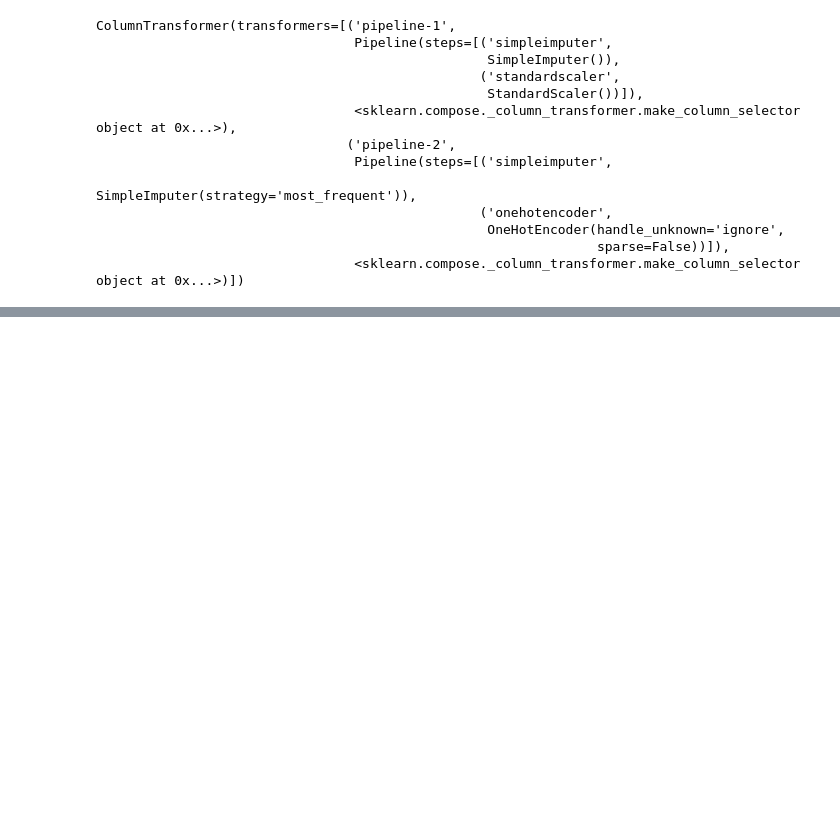
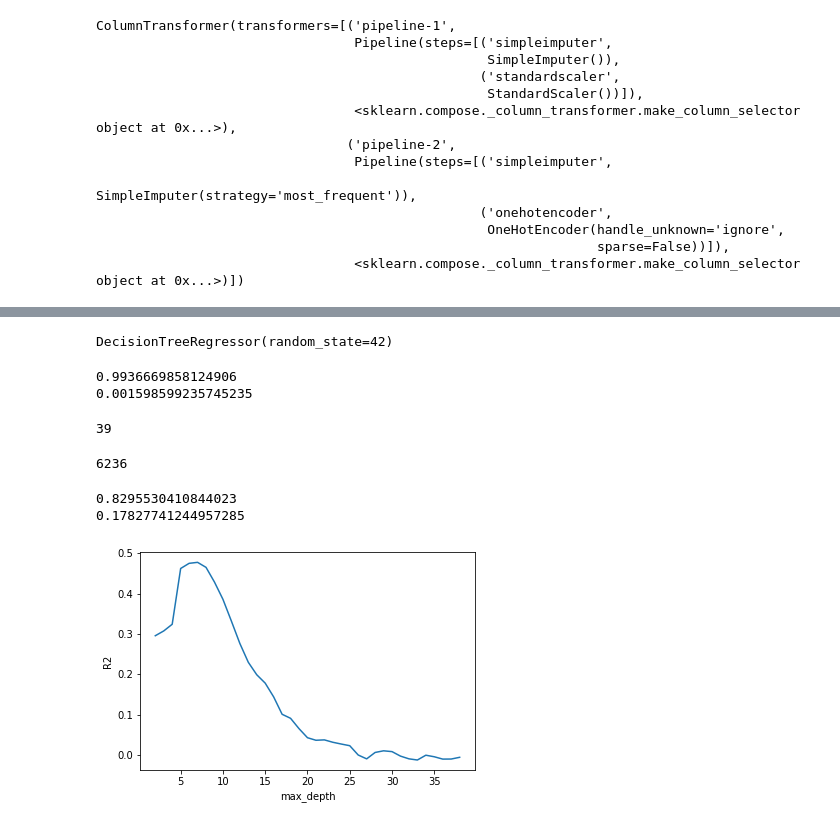
Before and after one commit to jakew4/Grocery-Sales-Prediction-Project, a Jupyter notebook: project1.ipynb, the cells around one changed output, grey strips where cells are left out. Cells and saved outputs as stored; diff of their text form; code cells hidden in the pictures; blank space fills up the shorter version.

```diff
--- a/project1.ipynb
+++ b/project1.ipynb
@@ -499,0 +568,5 @@ running behind this week - will finish soon!
+# %%
+# Step 3: fit model onto training data
+dec_tree.fit(X_train_processed, y_train)
+# %% [output]
+DecisionTreeRegressor(random_state=42)
@@ -499,0 +577,51 @@ running behind this week - will finish soon!
+# %%
+# Step 5: evaluate the model using R2 score
+# evaluate the model
+train_score = dec_tree.score(X_train_processed, y_train)
+test_score = dec_tree.score(X_test_processed, y_test)
+print(train_score)
+print(test_score)
+# %% [output]
+0.9936669858124906
+0.001598599235745235
+# %%
+# Step 6: tune model
+dec_tree.get_depth()
+# %% [output]
+39
+# %%
+# get # of leaf nodes
+dec_tree.get_n_leaves()
+# %% [output]
+6236
+# %%
+# trying depth between 2 and 36 (15)
+dec_tree_15 = DecisionTreeRegressor(max_depth = 15, random_state = 42)
+dec_tree_15.fit(X_train_processed, y_train)
+train_15_score = dec_tree_15.score(X_train_processed, y_train)
+test_15_score = dec_tree_15.score(X_test_processed, y_test)
+print(train_15_score)
+print(test_15_score)
+# %% [output]
+0.8295530410844023
+0.17827741244957285
+# %%
+# List of values to try for max_depth:
+depths = list(range(2, 39)) # will try every value between 2 and 36
+# Data frame to store the score for each value of max_depth:
+scores = pd.DataFrame(index=depths, columns=['Test Score','Train Score'])
+for depth in depths:
+    dec_tree = DecisionTreeRegressor(max_depth=depth, random_state=42)
+    dec_tree.fit(X_train_processed, y_train)
+    train_score = dec_tree.score(X_train_processed, y_train)
+    test_score = dec_tree.score(X_test_processed, y_test)
+    scores.loc[depth, 'Train Score'] = train_score
+    scores.loc[depth, 'Test Score'] = test_score
+# %%
+# Visualize which max_depth leads to the highest r2 score
+import matplotlib.pyplot as plt
+plt.plot(depths, scores['Test Score'])
+plt.xlabel('max_depth')
+plt.ylabel('R2');
+# %% [output]
+[figure, added]
```
Also changed, not shown: parts of 30 cells of this notebook.
